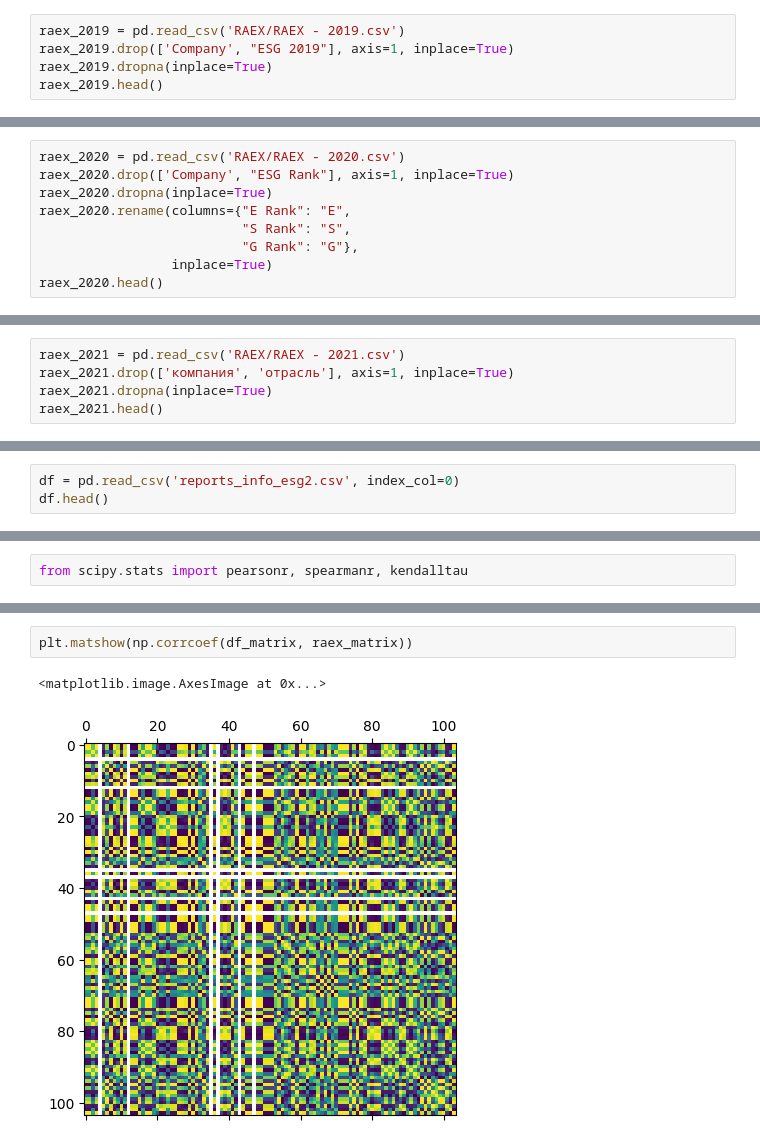
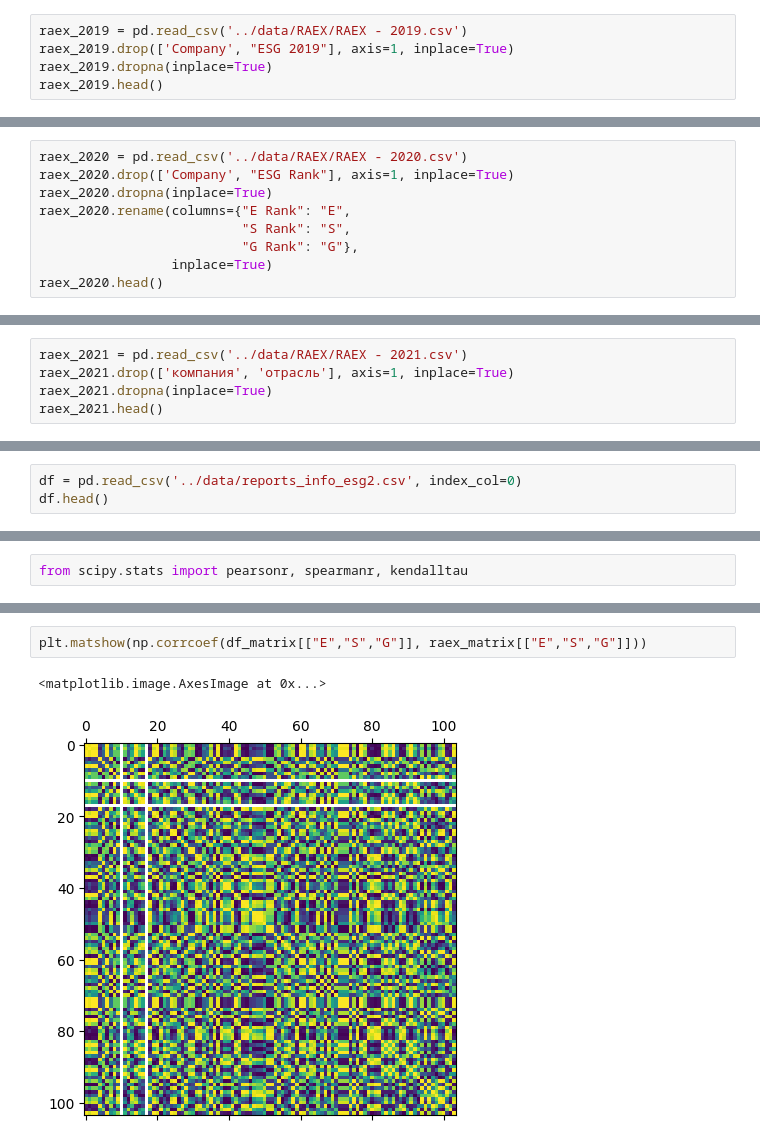
Before and after one commit to tarasovEgor/ESG_Reports, a Jupyter notebook: metrics/metrics4_raex.ipynb, the cells around one changed output, grey strips where cells are left out. Saved outputs shown, nothing was run; the diff lists cells and outputs as text.

```diff
--- a/metrics/metrics4_raex.ipynb
+++ b/metrics/metrics4_raex.ipynb
@@ -168,7 +168,7 @@ raex_2018.head()
 | 4 | 16 | 9 | 7 | АК «АЛРОСА» |
 | 5 | 4 | 11 | 11 | ОАО «РЖД» |
 # %%
-raex_2019 = pd.read_csv('RAEX/RAEX - 2019.csv')
+raex_2019 = pd.read_csv('../data/RAEX/RAEX - 2019.csv')
 raex_2019.drop(['Company', "ESG 2019"], axis=1, inplace=True)
 raex_2019.dropna(inplace=True)
 raex_2019.head()
@@ -180,7 +180,7 @@ raex_2019.head()
 | 3 | 18 | 4 | 4 | ПАО «ГМК «Норильский никель» |
 | 4 | 2 | 9 | 10 | ПАО «Россети» |
 # %%
-raex_2020 = pd.read_csv('RAEX/RAEX - 2020.csv')
+raex_2020 = pd.read_csv('../data/RAEX/RAEX - 2020.csv')
 raex_2020.drop(['Company', "ESG Rank"], axis=1, inplace=True)
 raex_2020.dropna(inplace=True)
 raex_2020.rename(columns={"E Rank": "E",
@@ -196,7 +196,7 @@ raex_2020.head()
 | 3 | 12 | 9 | 4 | ОАО «РЖД» |
 | 4 | 20 | 6 | 3 | ПАО «МТС» |
 # %%
-raex_2021 = pd.read_csv('RAEX/RAEX - 2021.csv')
+raex_2021 = pd.read_csv('../data/RAEX/RAEX - 2021.csv')
 raex_2021.drop(['компания', 'отрасль'], axis=1, inplace=True)
 raex_2021.dropna(inplace=True)
 raex_2021.head()
@@ -243,7 +243,7 @@ for letter in ('E', 'S', 'G'):
 # %% [markdown]
 ### Наши Данные
 # %%
-df = pd.read_csv('reports_info_esg2.csv', index_col=0)
+df = pd.read_csv('../data/reports_info_esg2.csv', index_col=0)
 df.head()
 # %% [output]
 |  | компания | сектор | год | тип отчета | ссылка на отчет | E_Общие | E_Биоразнообразие | E_Вода | E_Газ | ... |
@@ -521,10 +554,10 @@ kendalltau(df_matrix.flatten(), raex_matrix.flatten())[0]
 # %% [output]
 0.00275997150997151
 # %%
-plt.matshow(np.corrcoef(df_matrix, raex_matrix))
+plt.matshow(np.corrcoef(df_matrix[["E","S","G"]], raex_matrix[["E","S","G"]]))
 # %% [output]
 <matplotlib.image.AxesImage at 0x...>
-[figure, old version]
+[figure, new version]
 # %%
 fig = plt.figure()
 ax = fig.add_subplot(111)
```
Also changed, not shown: parts of 9 cells of this notebook, 45 other files.
